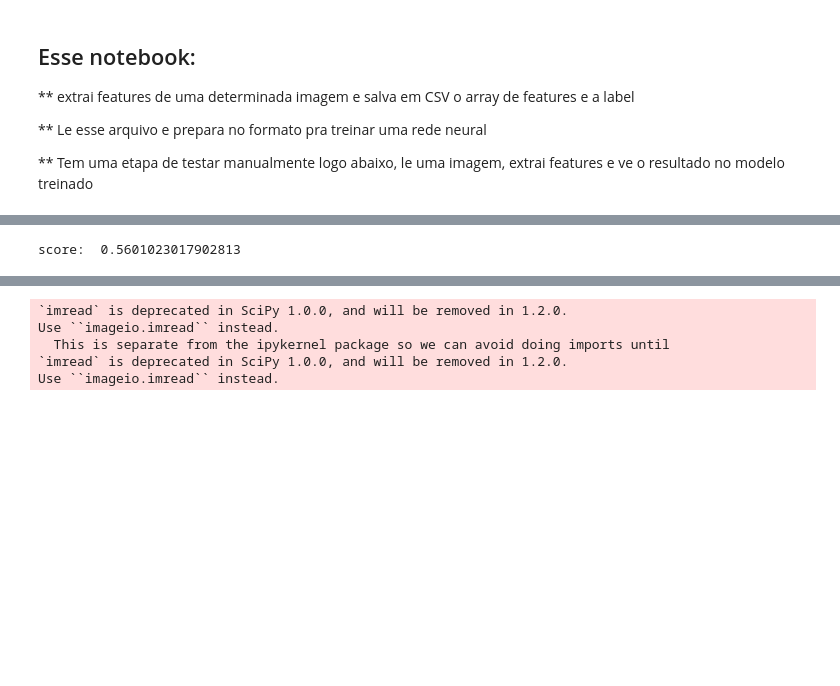
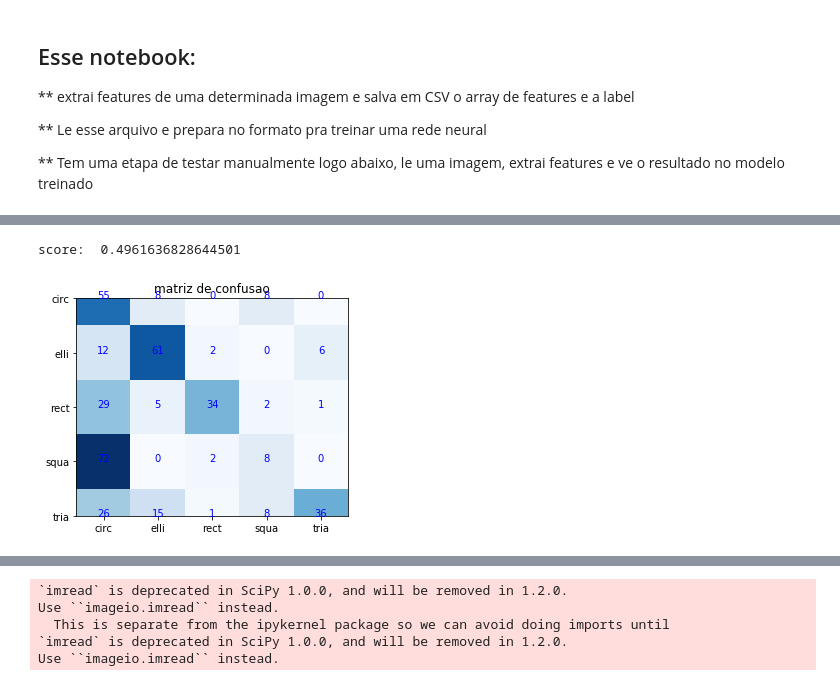
Before and after one commit to leticiacechinel/Tests-Image-Processing, a Jupyter notebook: Features_extraction.ipynb, the cells around one changed output, grey strips where cells are left out. Drawn from its saved outputs; the diff is of its cells as text; code cells hidden in the pictures; blank space fills up the shorter version.

Commit message:
confusion matrix added

```diff
--- a/Features_extraction.ipynb
+++ b/Features_extraction.ipynb
@@ -165,7 +181,7 @@ from sklearn import preprocessing
 
 
 def prepara_dados():
-    data = pd.read_csv('aa.csv')
+    data = pd.read_csv('features.csv')
     y = list(data.columns)
     for i in range(len(y)):
         y[i] = y[i][0:4]
@@ -224,32 +240,59 @@ def faz_knn(x,y):
     from sklearn.neighbors import KNeighborsClassifier
 
     le = preprocessing.LabelEncoder()
     y = le.fit_transform(y)
 
+   # print(y)
     #x = imagens
     sample_index=random.sample(range(len(x)),int(len(x)/5)) #20-80
     valid_index=[i for i in range(len(x)) if i not in sample_index]
 
     sample_images=[x[i] for i in sample_index]
     valid_images=[x[i] for i in valid_index]
 
     #Sample and validation targets
     sample_target=[y[i] for i in sample_index]
     valid_target=[y[i] for i in valid_index]
 
     knn = KNeighborsClassifier()
     knn.fit(sample_images, sample_target)
     print('score: ',knn.score(valid_images, valid_target))
 
+
+    ## MATRIZ DE CONFUSAO
+
+    from sklearn.metrics import confusion_matrix
+    import seaborn as sns
+
+    rotulos_previstos = le.inverse_transform(knn.predict(valid_images))
+    matriz = confusion_matrix(le.inverse_transform(valid_target), rotulos_previstos)
+
+
+    labels = [0,1,2,3,4]
+
+    marcador_escalas = range(len(labels))
+
+    plt.imshow(matriz, cmap = plt.cm.Blues, interpolation = 'nearest')
+    plt.title('matriz de confusao')
+
+    plt.yticks(marcador_escalas, le.inverse_transform(labels))
+    plt.xticks(marcador_escalas, le.inverse_transform(labels))
+
+    for linha in range(matriz.shape[0]):
+        for coluna in range(matriz.shape[1]):
+            plt.text(coluna, linha, format(matriz[linha,coluna]), horizontalalignment = 'center', color = 'blue')
+
+    plt.show()
     return knn,le
 
 x,y = prepara_dados()
 #print(len(x[1]))
 
 #REDE NEURAL
-clf, le = treina_rede(x,y)
+#clf, le = treina_rede(x,y)
 
 # KNN CLASSIFIER
 knn, le = faz_knn(x,y)
 # %% [output]
-score:  0.5601023017902813
+score:  0.4961636828644501
+[figure, added]
```
Also changed, not shown: parts of 2 cells of this notebook, 1 other file.
